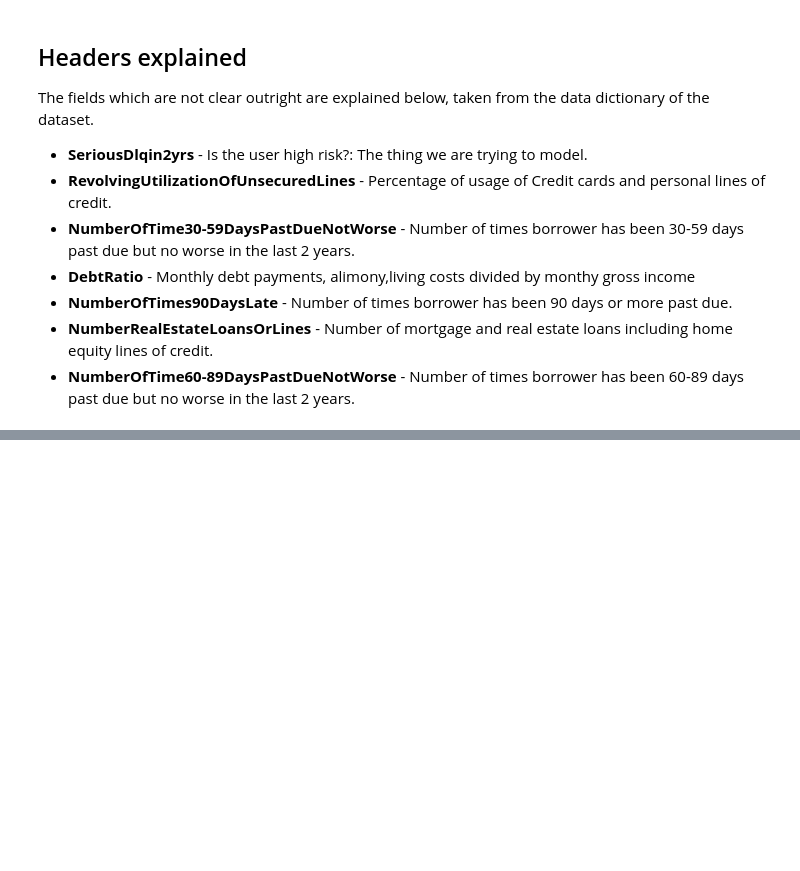
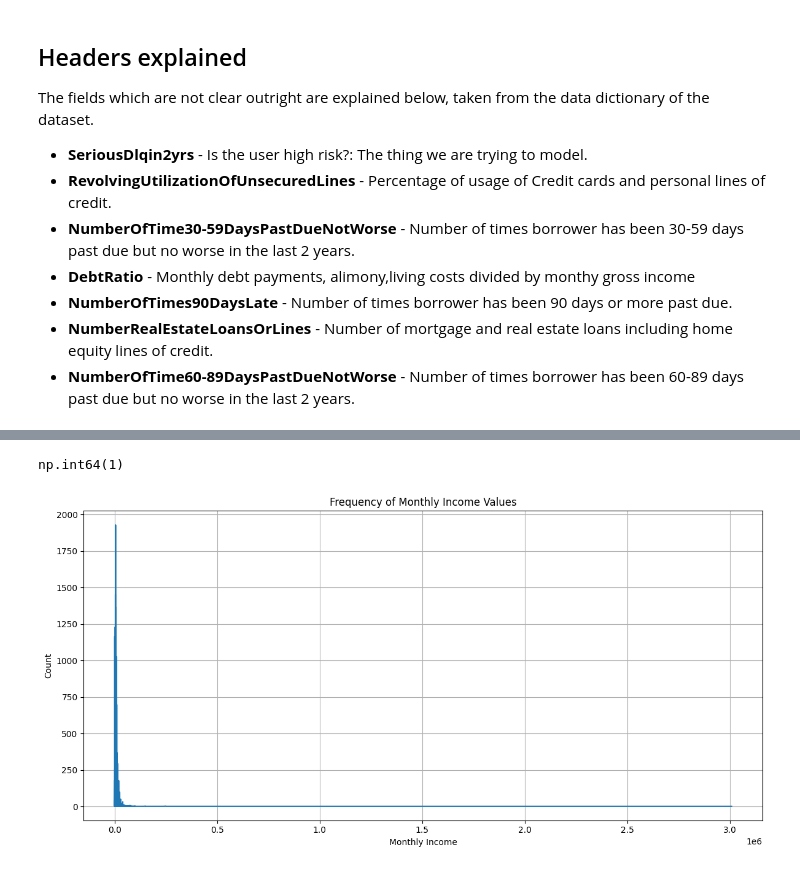
Before and after one commit to codebykarthick/credit-risk-mlops, a Jupyter notebook: notebooks/eda.ipynb, the cells around one changed output, grey strips where cells are left out. Drawn from its saved outputs; the diff is of its cells as text; code cells hidden in the pictures; blank space fills up the shorter version.

```diff
--- a/notebooks/eda.ipynb
+++ b/notebooks/eda.ipynb
@@ -57,6 +57,26 @@ df.describe().T
 | NumberRealEstateLoansOrLines | 105000.0 | 1.016105 | 1.119171 | 0.0 | 0.000000 | 1.000000 | 2.000000 | 32.0 |
 | NumberOfTime60-89DaysPastDueNotWorse | 105000.0 | 0.235267 | 4.097753 | 0.0 | 0.000000 | 0.000000 | 0.000000 | 98.0 |
 | NumberOfDependents | 102218.0 | 0.757812 | 1.114788 | 0.0 | 0.000000 | 0.000000 | 1.000000 | 20.0 |
+# %%
+(df["age"] == 0).sum()
+# %% [output]
+np.int64(1)
+# %%
+# Check what's the best imputation for monthly income by plotting the frequency
+income_series = df["MonthlyIncome"].dropna()
+income_freq = income_series.value_counts().sort_index()
+
+# Plot for "visualisation"
+plt.figure(figsize=(12, 6))
+sns.lineplot(x=income_freq.index, y=income_freq.values)
+plt.title("Frequency of Monthly Income Values")
+plt.xlabel("Monthly Income")
+plt.ylabel("Count")
+plt.grid(True)
+plt.tight_layout()
+plt.show()
+# %% [output]
+[figure, added]
 # %% [markdown]
 ## Observations
 ### The cool stuff
```
Also changed, not shown: parts of 1 cell of this notebook, 4 other files.
